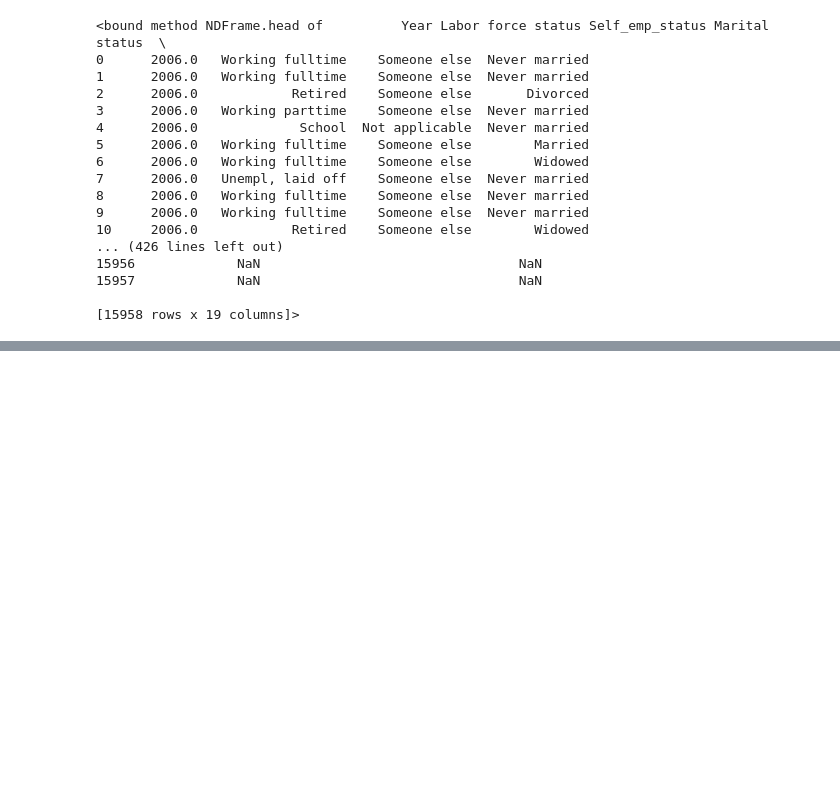
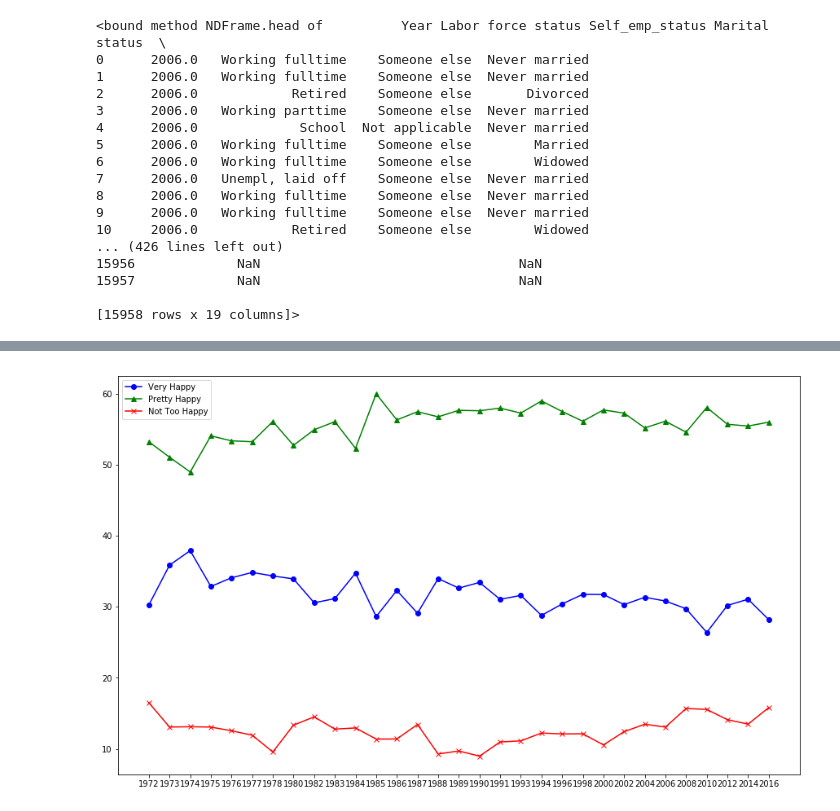
Before and after one commit to ppoojita/ClassProject-, a Jupyter notebook: Script_DataExtract.ipynb, the cells around one changed output, grey strips where cells are left out. Cells and saved outputs as stored; diff of their text form; code cells hidden in the pictures; blank space fills up the shorter version.

```diff
--- a/Script_DataExtract.ipynb
+++ b/Script_DataExtract.ipynb
@@ -156,0 +104,10 @@ df_phy
+# %%
+csv_path = os.path.join('..','ClassProject-', 'Happiness1972-2016.csv')
+Happiness_df = pd.read_csv(csv_path)
+
+
+
+Happiness_df=Happiness_df.rename(columns={'Gss year for this respondent                       ': 'Year',
+                         'General hapiness' : 'Happiness_Measure'})
+
+Happiness_df.head()
@@ -156,0 +158,38 @@ df_phy
+# %%
+# Plot Data from 1972- 2016 (Happiness Measure )
+
+x_axis=list(Happiness_Summary)
+#print(x_axis)
+
+#target=['Pretty happy','Not too happy','Very happy']
+
+
+y_axis=list(Happiness_Summary.loc['Very happy'])
+y_axis1=list(Happiness_Summary.loc['Pretty happy'])
+y_axis2=list(Happiness_Summary.loc['Not too happy'])
+
+
+fig_size = plt.rcParams["figure.figsize"]
+
+fig_size[0] = 15
+fig_size[1] = 9
+plt.rcParams["figure.figsize"] = fig_size
+
+#print(y_axis)
+
+#ax=plt.plot(x_axis,y_axis2,color='red')
+#plt.plot(x_axis,y_axis,color='yellow')
+#plt.plot(x_axis,y_axis1,color='green')
+
+very_happy, = plt.plot(x_axis, y_axis, marker ='o', color='blue', label="Very Happy")
+# Each point on the cosine chart is marked by a red triangle
+pretty_happy, = plt.plot(x_axis, y_axis1, marker='^', color='green', label="Pretty Happy")
+
+not_too_happy, = plt.plot(x_axis, y_axis2, marker='x', color='red', label="Not Too Happy")
+
+plt.legend(handles=[very_happy, pretty_happy,not_too_happy], loc="best")
+
+
+plt.show()
+# %% [output]
+[figure, added]
```
Also changed, not shown: parts of 8 cells of this notebook.
